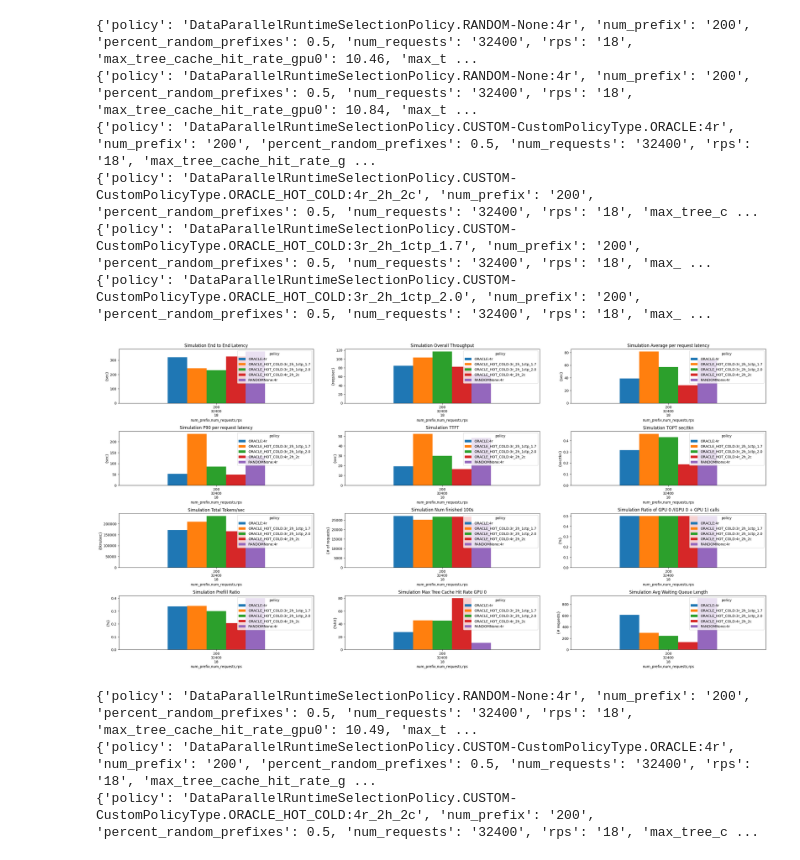
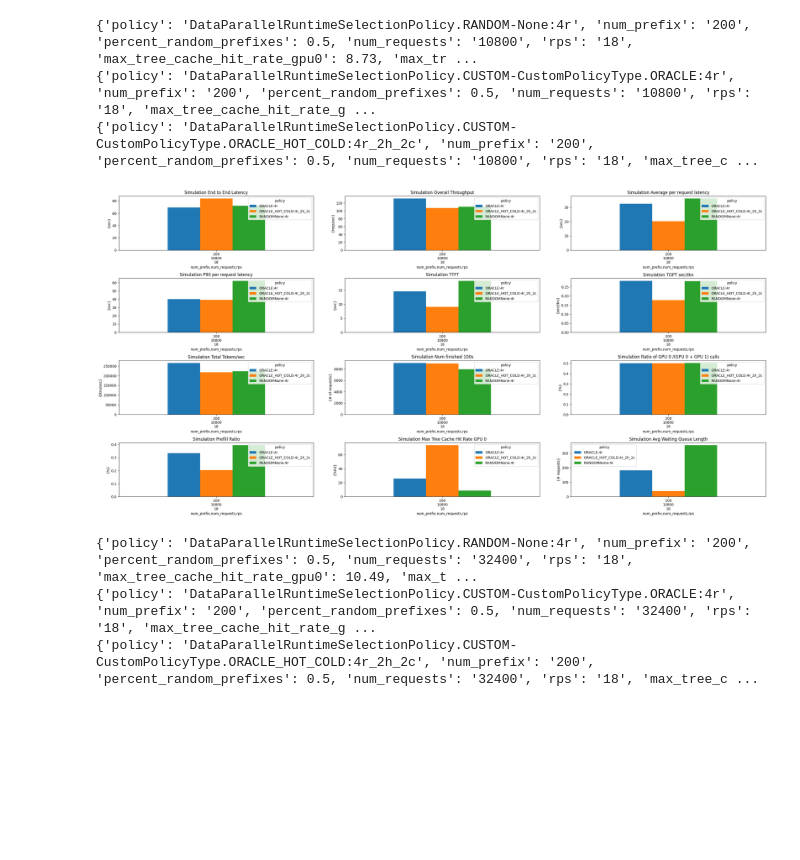
Before and after one commit to WukLab/preble, a Jupyter notebook: multi_node/benchmarks/plot_rps_results.ipynb, the cells around one changed output. Cells and saved outputs as stored; diff of their text form; code cells hidden in the pictures; blank space fills up the shorter version.

```diff
--- a/multi_node/benchmarks/plot_rps_results.ipynb
+++ b/multi_node/benchmarks/plot_rps_results.ipynb
@@ -339,16 +339,13 @@ def plot_metrics(metrics, title_prefix, ax_dims=(4, 3), figsize=(28, 14), global
     for i in range(ax_index, len(axes)):
         fig.delaxes(axes[i])
 # %%
-log_file = '/mnt/ssd1/alm-os/sglang_multi_model/logs/hot_cold_rps18_1800.log'
+log_file = '/mnt/ssd1/alm-os/sglang_multi_model/logs/sim_hot_cold_rps18_600.log'
 param_keys = ["model_name", "num_prefix", "percent_random_prefixes", "num_requests", "rps", "policy", "exp_time"]
 metrics = extract_metrics(log_file, param_keys, max_gpus=4)
 node_3_exp = {}
 plot_metrics(metrics, "Simulation", global_metric_dfs=node_3_exp)
 # %% [output]
-{'policy': 'DataParallelRuntimeSelectionPolicy.RANDOM-None:4r', 'num_prefix': '200', 'percent_random_prefixes': 0.5, 'num_requests': '32400', 'rps': '18', 'max_tree_cache_hit_rate_gpu0': 10.46, 'max_t ...
-{'policy': 'DataParallelRuntimeSelectionPolicy.RANDOM-None:4r', 'num_prefix': '200', 'percent_random_prefixes': 0.5, 'num_requests': '32400', 'rps': '18', 'max_tree_cache_hit_rate_gpu0': 10.84, 'max_t ...
-{'policy': 'DataParallelRuntimeSelectionPolicy.CUSTOM-CustomPolicyType.ORACLE:4r', 'num_prefix': '200', 'percent_random_prefixes': 0.5, 'num_requests': '32400', 'rps': '18', 'max_tree_cache_hit_rate_g ...
-{'policy': 'DataParallelRuntimeSelectionPolicy.CUSTOM-CustomPolicyType.ORACLE_HOT_COLD:4r_2h_2c', 'num_prefix': '200', 'percent_random_prefixes': 0.5, 'num_requests': '32400', 'rps': '18', 'max_tree_c ...
-{'policy': 'DataParallelRuntimeSelectionPolicy.CUSTOM-CustomPolicyType.ORACLE_HOT_COLD:3r_2h_1ctp_1.7', 'num_prefix': '200', 'percent_random_prefixes': 0.5, 'num_requests': '32400', 'rps': '18', 'max_ ...
-{'policy': 'DataParallelRuntimeSelectionPolicy.CUSTOM-CustomPolicyType.ORACLE_HOT_COLD:3r_2h_1ctp_2.0', 'num_prefix': '200', 'percent_random_prefixes': 0.5, 'num_requests': '32400', 'rps': '18', 'max_ ...
+{'policy': 'DataParallelRuntimeSelectionPolicy.RANDOM-None:4r', 'num_prefix': '200', 'percent_random_prefixes': 0.5, 'num_requests': '10800', 'rps': '18', 'max_tree_cache_hit_rate_gpu0': 8.73, 'max_tr ...
+{'policy': 'DataParallelRuntimeSelectionPolicy.CUSTOM-CustomPolicyType.ORACLE:4r', 'num_prefix': '200', 'percent_random_prefixes': 0.5, 'num_requests': '10800', 'rps': '18', 'max_tree_cache_hit_rate_g ...
+{'policy': 'DataParallelRuntimeSelectionPolicy.CUSTOM-CustomPolicyType.ORACLE_HOT_COLD:4r_2h_2c', 'num_prefix': '200', 'percent_random_prefixes': 0.5, 'num_requests': '10800', 'rps': '18', 'max_tree_c ...
-[figure, old version]
+[figure, new version]
```
Also changed, not shown: parts of 2 cells of this notebook, 9 other files.
